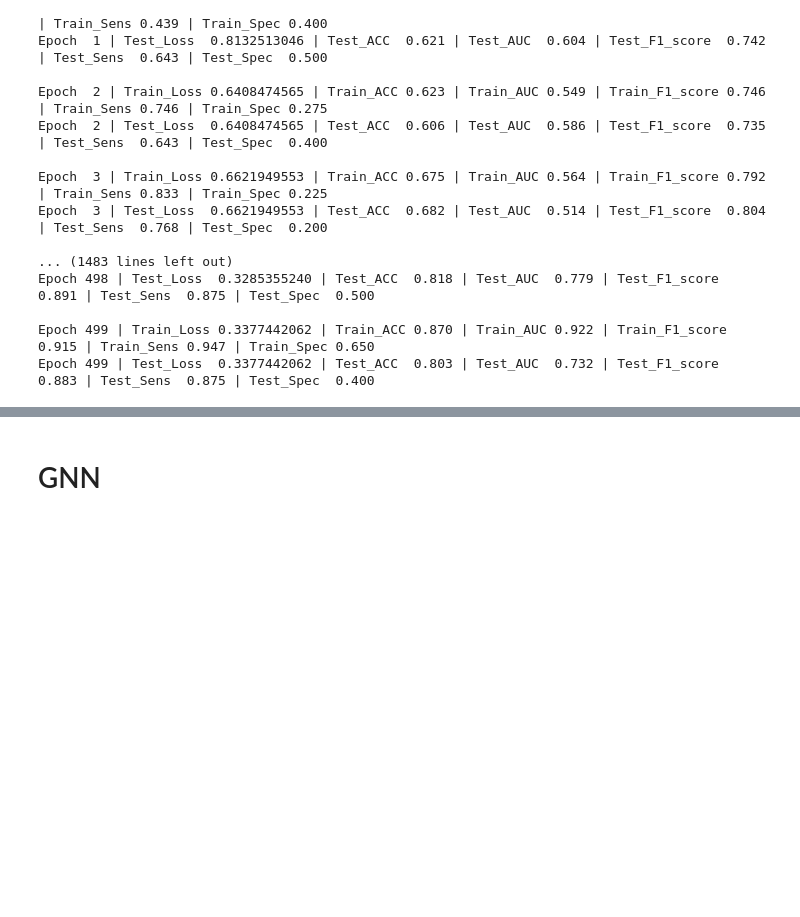
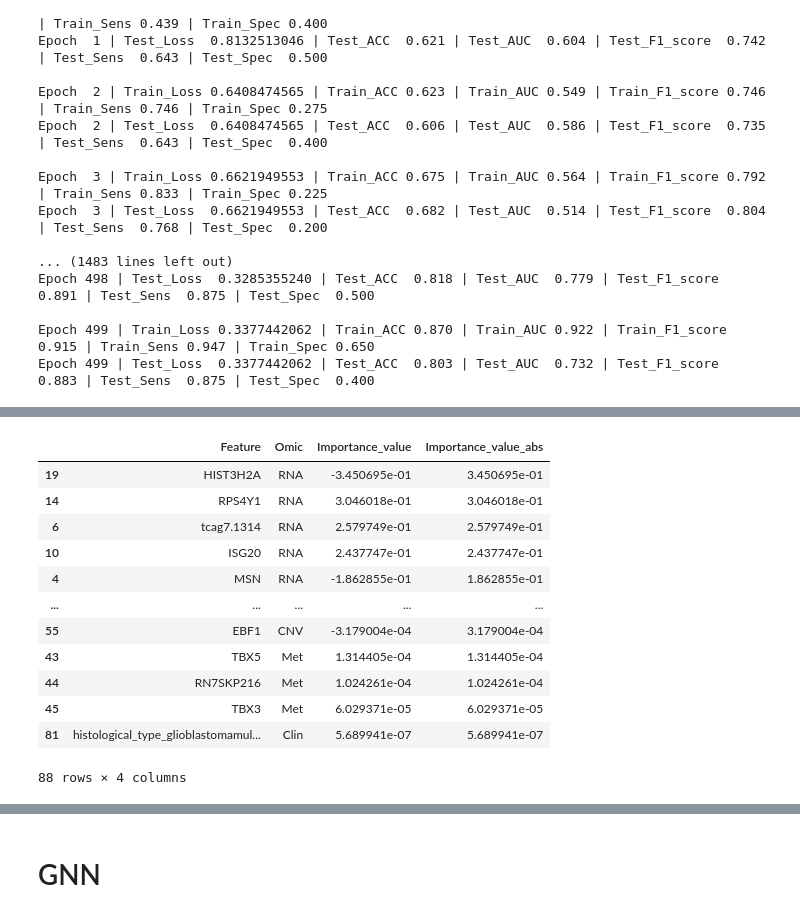
Before and after one commit to BioAI-kits/AttentionMOI, a Jupyter notebook: distribution.ipynb, the cells around one changed output, grey strips where cells are left out. Saved outputs shown, nothing was run; the diff lists cells and outputs as text; code cells hidden in the pictures; blank space fills up the shorter version.

```diff
--- a/distribution.ipynb
+++ b/distribution.ipynb
@@ -876,0 +956,16 @@ Epoch 499 | Test_Loss  0.3377442062 | Test_ACC  0.803 | Test_AUC  0.732 | Test_F
+# %%
+df_out
+# %% [output]
+|  | Feature | Omic | Importance_value | Importance_value_abs |
+| 19 | HIST3H2A | RNA | -3.450695e-01 | 3.450695e-01 |
+| 14 | RPS4Y1 | RNA | 3.046018e-01 | 3.046018e-01 |
+| 6 | tcag7.1314 | RNA | 2.579749e-01 | 2.579749e-01 |
+| 10 | ISG20 | RNA | 2.437747e-01 | 2.437747e-01 |
+| 4 | MSN | RNA | -1.862855e-01 | 1.862855e-01 |
+| ... | ... | ... | ... | ... |
+| 55 | EBF1 | CNV | -3.179004e-04 | 3.179004e-04 |
+| 43 | TBX5 | Met | 1.314405e-04 | 1.314405e-04 |
+| 44 | RN7SKP216 | Met | 1.024261e-04 | 1.024261e-04 |
+| 45 | TBX3 | Met | 6.029371e-05 | 6.029371e-05 |
+| 81 | histological_type_glioblastomamul... | Clin | 5.689941e-07 | 5.689941e-07 |
+88 rows × 4 columns
```
Also changed, not shown: parts of 26 cells of this notebook, 6 other files.
